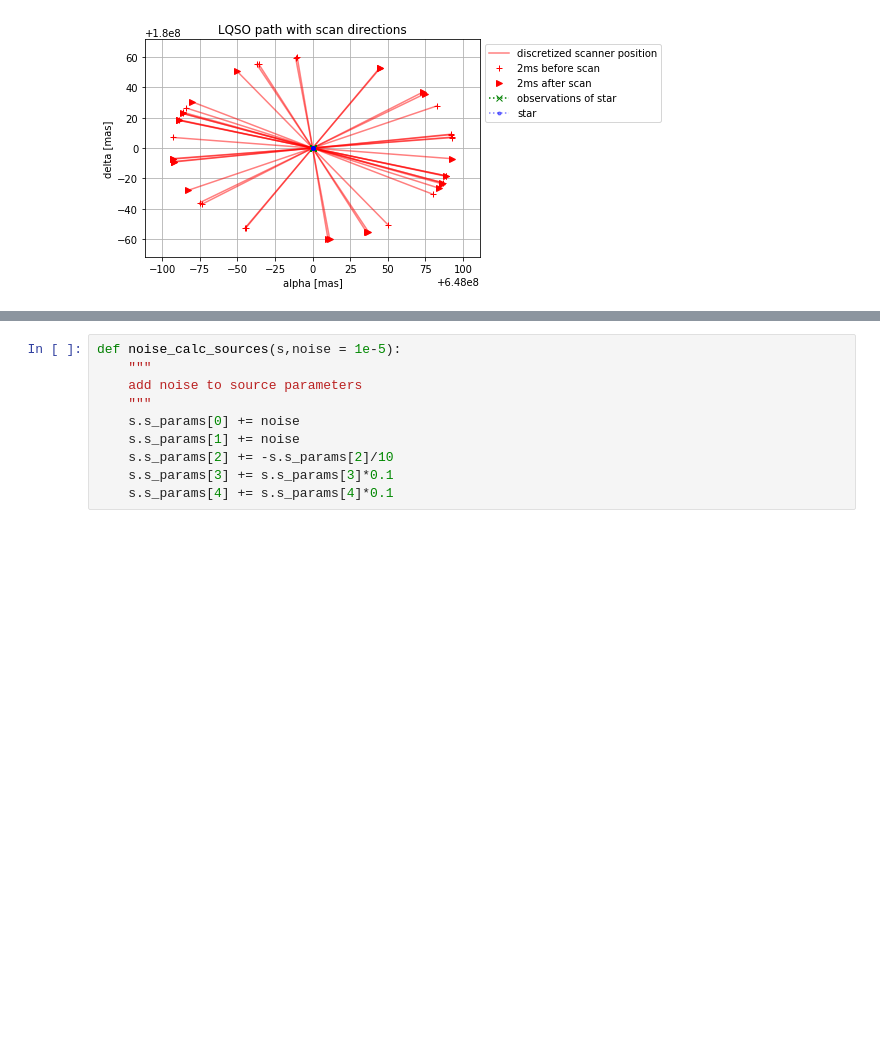
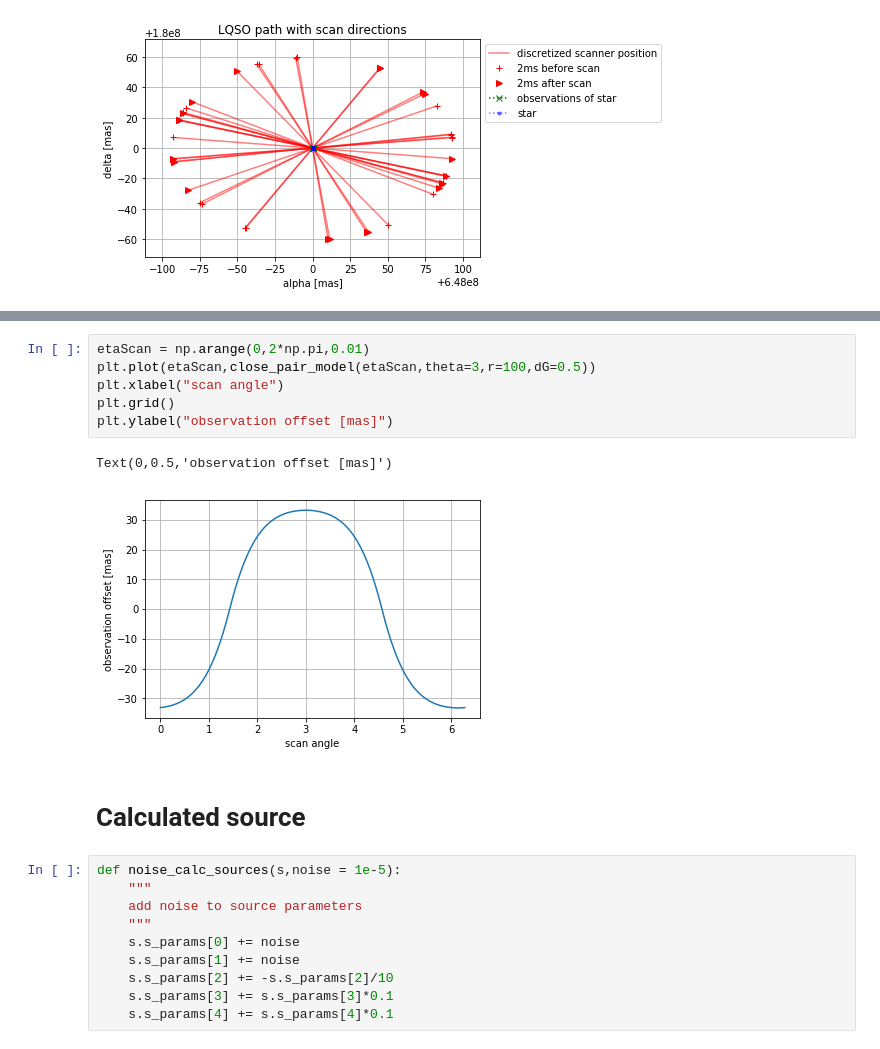
Before and after one commit to bombrun/GaiaLab, a Jupyter notebook: notebooks/alex/test_source_3.ipynb, the cells around one changed output, grey strips where cells are left out. Saved outputs shown, nothing was run; the diff lists cells and outputs as text; blank space fills up the shorter version.

```diff
--- a/notebooks/alex/test_source_3.ipynb
+++ b/notebooks/alex/test_source_3.ipynb
@@ -178,3 +310,14 @@ aplots.plot_star_trajectory_with_scans(sat=gaia, source=LQSO, obs_times=scanner.
+# %%
+etaScan = np.arange(0,2*np.pi,0.01)
+plt.plot(etaScan,close_pair_model(etaScan,theta=3,r=100,dG=0.5))
+plt.xlabel("scan angle")
+plt.grid()
+plt.ylabel("observation offset [mas]")
+# %% [output]
+Text(0,0.5,'observation offset [mas]')
+[figure, added]
+# %% [markdown]
+# Calculated source
 # %%
 def noise_calc_sources(s,noise = 1e-5):
     """
```
Also changed, not shown: parts of 61 cells of this notebook.
